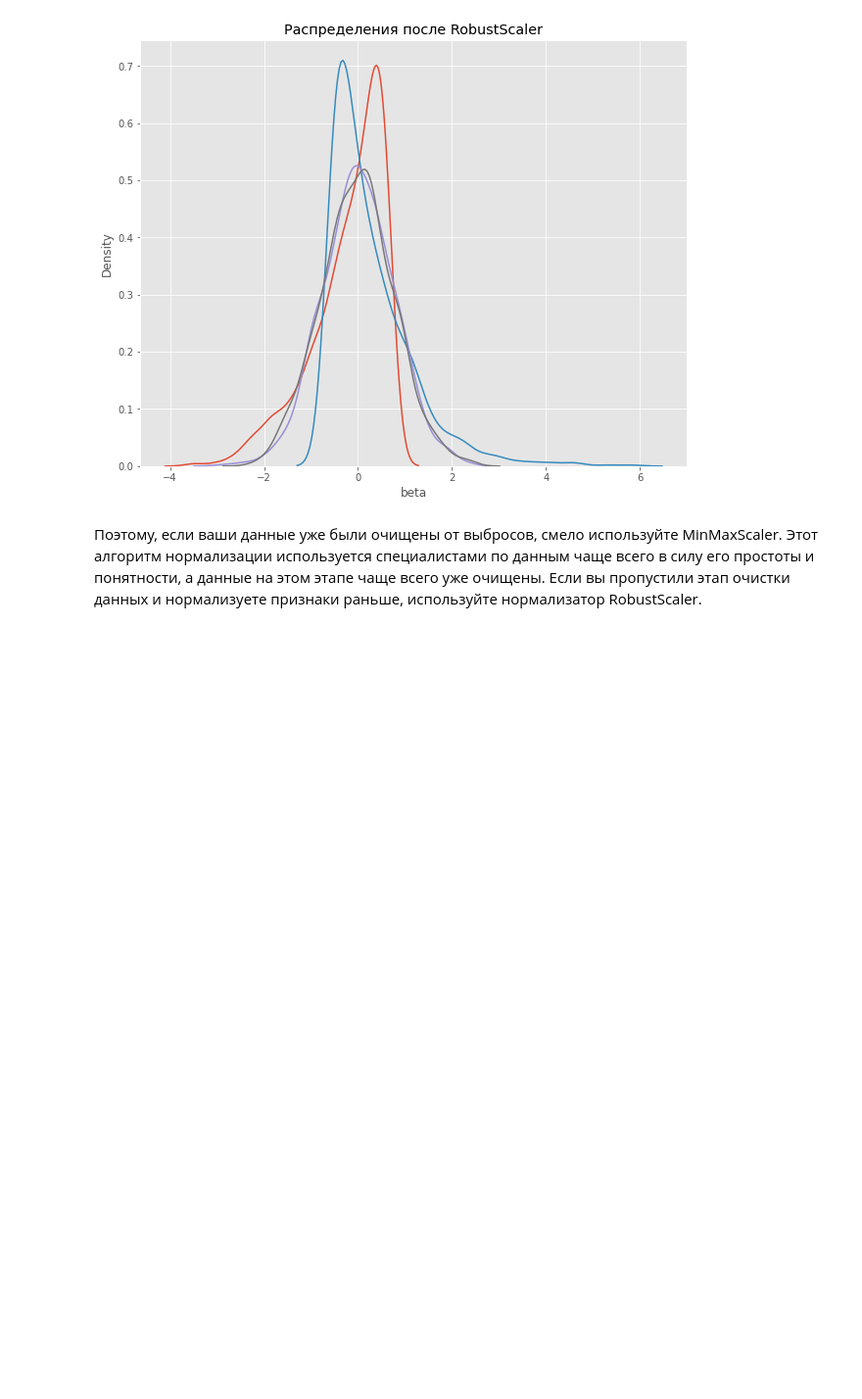
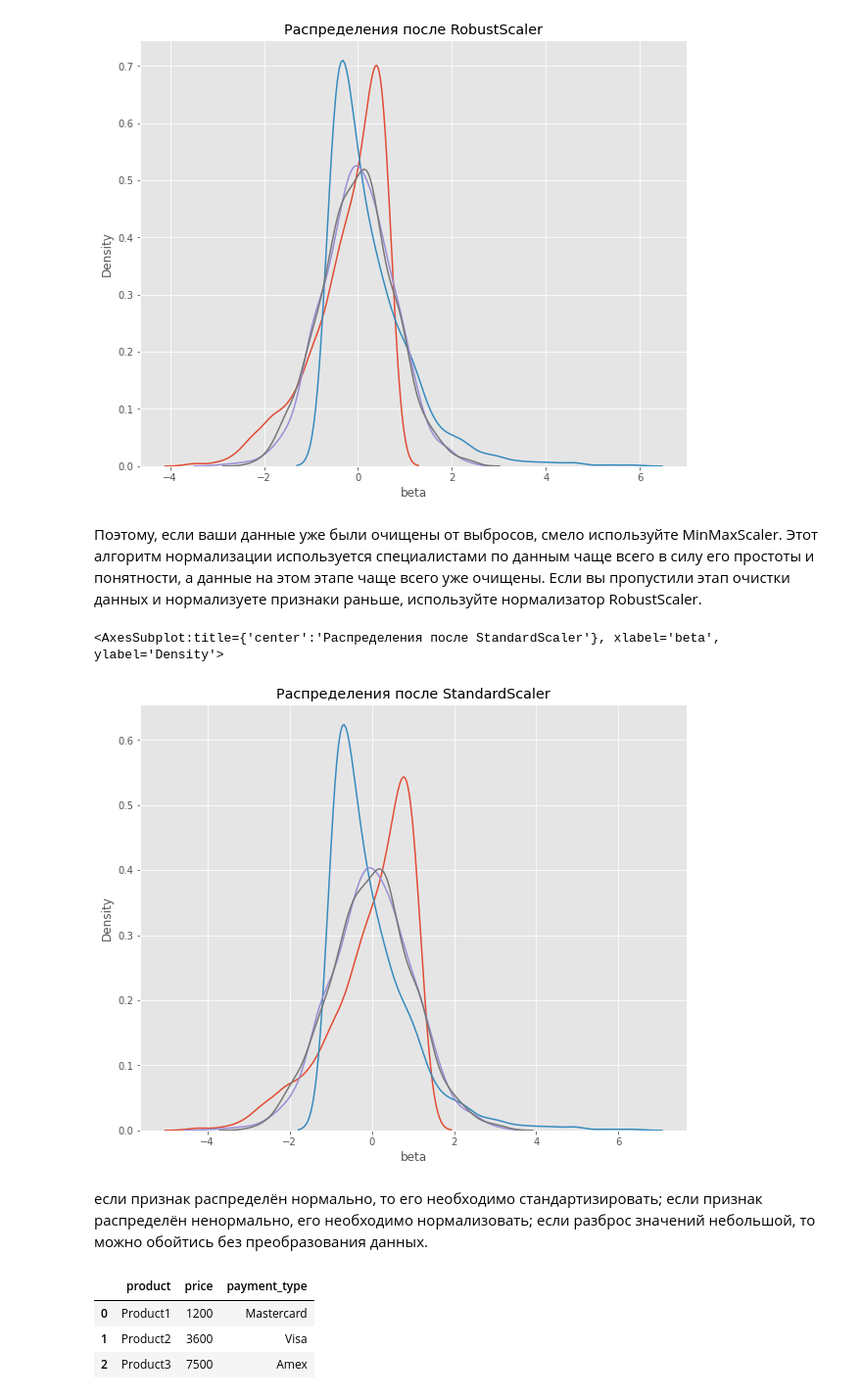
Before and after one commit to Erkobrax/DS_Edu, a Jupyter notebook: BLOCK_3_EDA/MathStat_2.ipynb, the cells around one changed output. Shown at 98% size. Cells and saved outputs as stored; diff of their text form; code cells hidden in the pictures; blank space fills up the shorter version.

```diff
--- a/BLOCK_3_EDA/MathStat_2.ipynb
+++ b/BLOCK_3_EDA/MathStat_2.ipynb
@@ -646,3 +612,40 @@ sns.kdeplot(df_r['normal_l'], ax=ax1)
 [figure]
 # %% [markdown]
 Поэтому, если ваши данные уже были очищены от выбросов, смело используйте MinMaxScaler. Этот алгоритм нормализации используется специалистами по данным чаще всего в силу его простоты и понятности, а данные на этом этапе чаще всего уже очищены. Если вы пропустили этап очистки данных и нормализуете признаки раньше, используйте нормализатор RobustScaler.
+# %%
+# инициализируем стандартизатор StandardScaler
+s_scaler = preprocessing.StandardScaler()
+
+# копируем исходный датасет
+df_s = s_scaler.fit_transform(df)
+
+# Преобразуем промежуточный датасет в полноценный датафрейм для визуализации
+df_s = pd.DataFrame(df_s, columns=col_names)
+
+fig, (ax1) = plt.subplots(ncols=1, figsize=(10, 8))
+ax1.set_title('Распределения после StandardScaler')
+
+sns.kdeplot(df_s['beta'], ax=ax1)
+sns.kdeplot(df_s['exponential'], ax=ax1)
+sns.kdeplot(df_s['normal_p'], ax=ax1)
+sns.kdeplot(df_s['normal_l'], ax=ax1)
+# %% [output]
+<AxesSubplot:title={'center':'Распределения после StandardScaler'}, xlabel='beta', ylabel='Density'>
+[figure, added]
+# %% [markdown]
+если признак распределён нормально, то его необходимо стандартизировать;
+если признак распределён ненормально, его необходимо нормализовать;
+если разброс значений небольшой, то можно обойтись без преобразования данных.
+# %%
+list_of_dicts = [
+ {'product': 'Product1', 'price': 1200, 'payment_type': 'Mastercard'},
+ {'product': 'Product2', 'price': 3600, 'payment_type': 'Visa'},
+ {'product': 'Product3', 'price': 7500, 'payment_type': 'Amex'}
+]
+df_2 = pd.DataFrame(list_of_dicts)
+df_2
+# %% [output]
+|  | product | price | payment_type |
+| 0 | Product1 | 1200 | Mastercard |
+| 1 | Product2 | 3600 | Visa |
+| 2 | Product3 | 7500 | Amex |
```
Also changed, not shown: parts of 11 cells of this notebook.
